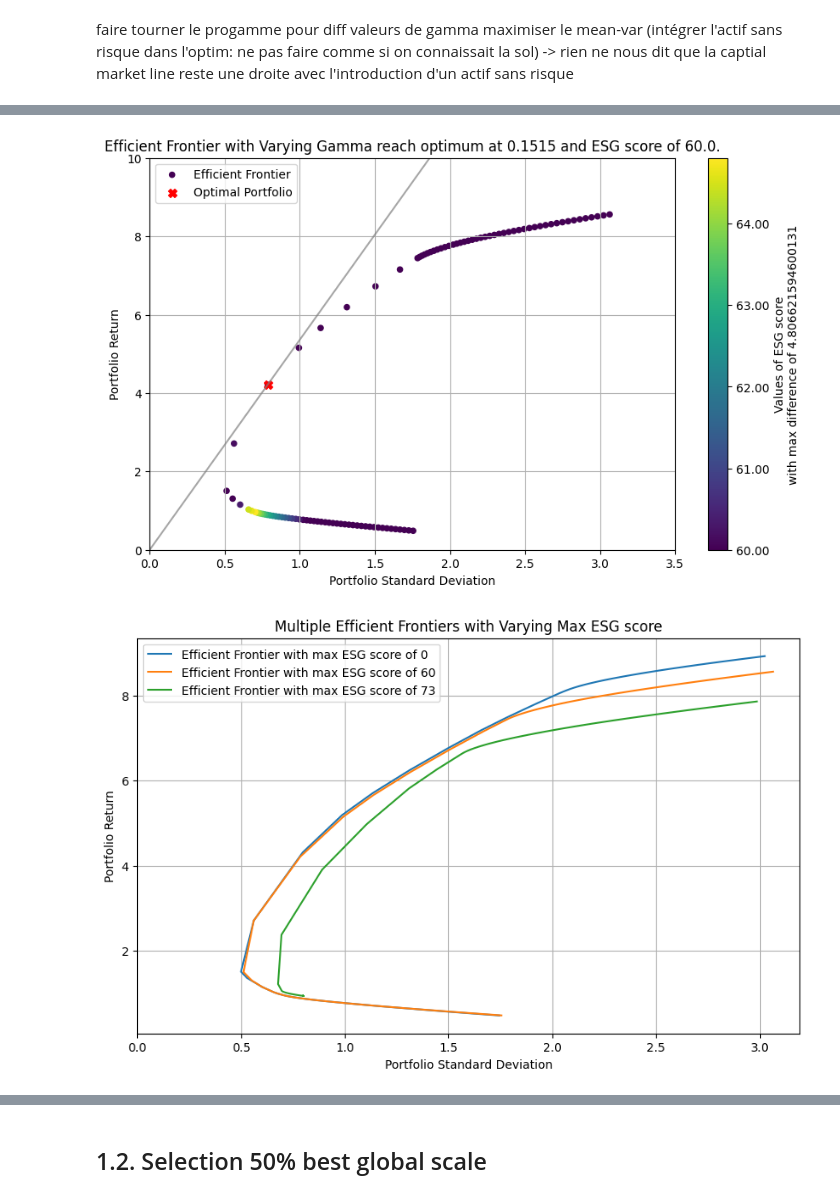
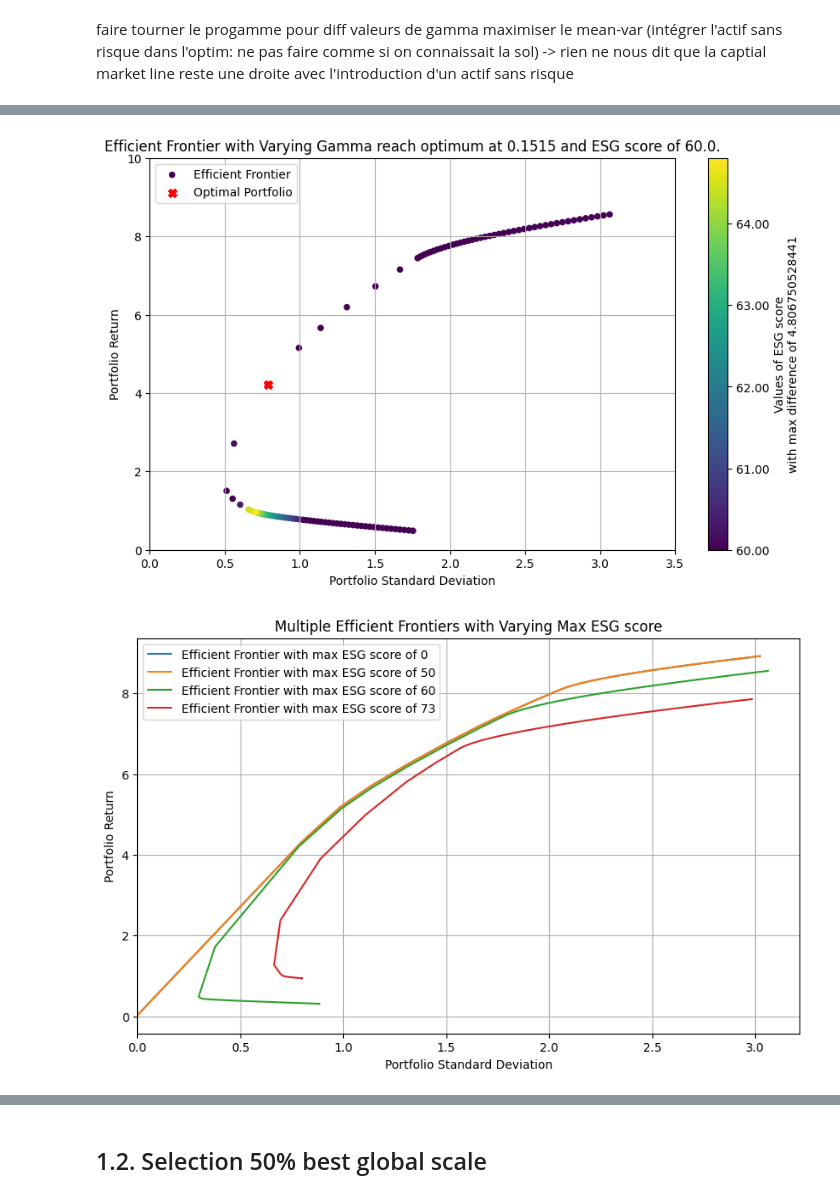
Before and after one commit to antoinedte/-Allocation_de_portefeuille_sous_contrainte_ESG, a Jupyter notebook: exploration/20240309_msci_rating copy.ipynb, the cells around one changed output, grey strips where cells are left out. Drawn from its saved outputs; the diff is of its cells as text; code cells hidden in the pictures.

```diff
--- a/exploration/20240309_msci_rating copy.ipynb
+++ b/exploration/20240309_msci_rating copy.ipynb
@@ -161,18 +159,19 @@ PORTFOLIO.plot_efficient_frontier(GAMMA_VALUES,
 # %%
 # efficient_frontier_60_esg_min.png
 PORTFOLIO.plot_efficient_frontier(GAMMA_VALUES,
-                                  risk_free_rate=RISK_FREE_RATE,
+                                  risk_free_rate=0,
                                   max_esg_score=MAX_ESG_SCORE,
                                   fully_invested=True,
                                   long_only=True)
 # %% [output]
-[figure, old version]
+[figure, new version]
 # %%
 # multiple_efficient_frontier_esg_min.png
 PORTFOLIO.plot_efficient_frontier_multiple_max_esg_scores(GAMMA_VALUES,
                                   risk_free_rate=RISK_FREE_RATE,
-                                  max_esg_scores=[0, MAX_ESG_SCORE, 73],
+                                  score_esg_risk_free_rate=50,
+                                  max_esg_scores=[0, 50, MAX_ESG_SCORE, 73],
                                   fully_invested=True,
                                   long_only=True)
 # %% [output]
-[figure, old version]
+[figure, new version]
```
Also changed, not shown: parts of 22 cells of this notebook, 2 other files.
